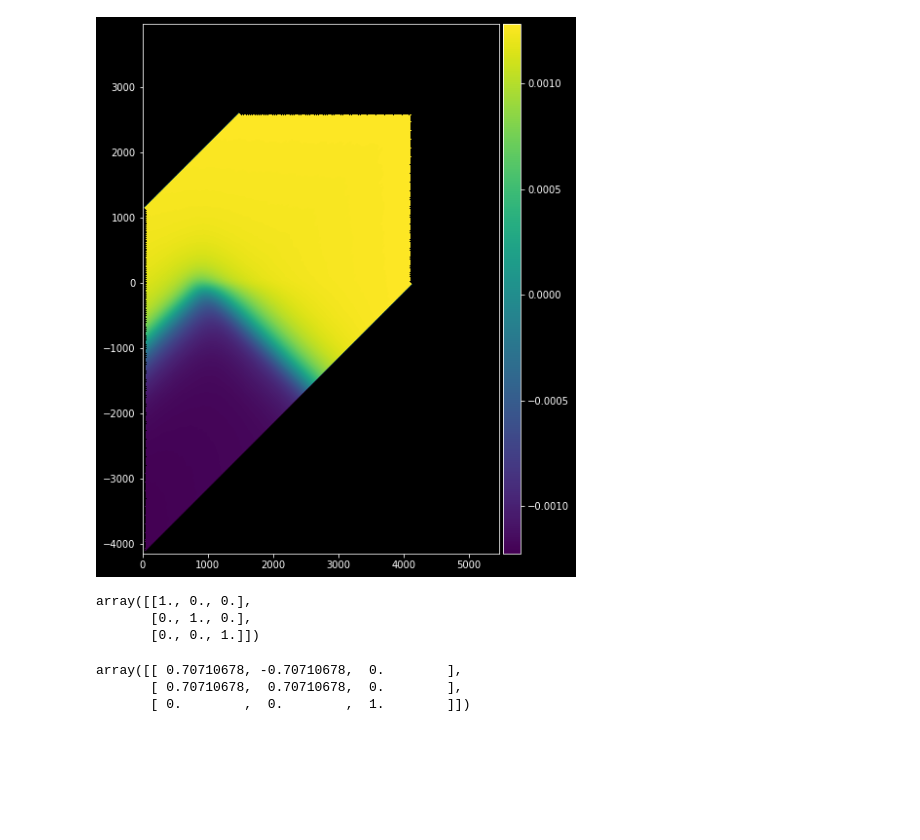
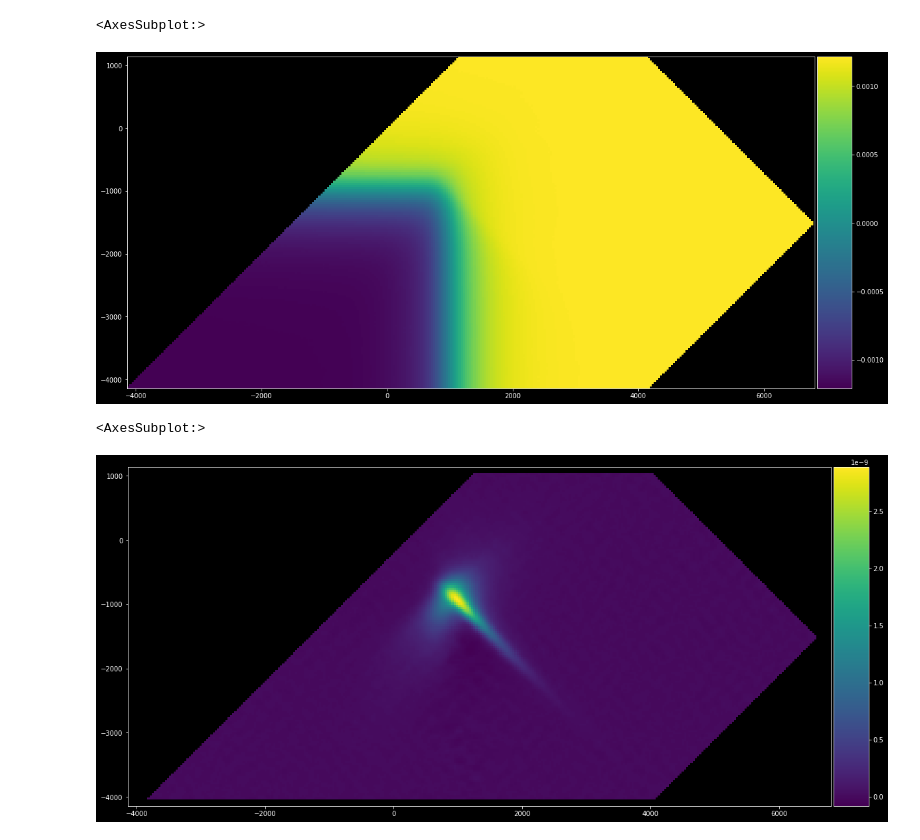
Before and after one commit to peytondmurray/pyforc, a Jupyter notebook: notebooks/plotting.ipynb, the cells around one changed output. Drawn from its saved outputs; the diff is of its cells as text; code cells hidden in the pictures; blank space fills up the shorter version.

Commit message:
Added FORC distribution calculation. Improved docstrings.

```diff
--- a/notebooks/plotting.ipynb
+++ b/notebooks/plotting.ipynb
@@ -14,6 +14,9 @@ f = pfc.forc.Forc(
         pipeline=[
             pfc.ops.correct_drift,
             pfc.ops.interpolate,
-        ]
+            pfc.ops.correct_slope,
+            pfc.ops.compute_forc_distribution,
+        ],
+        h_sat=3500,
     )
 )
@@ -31,18 +23,10 @@ ax = pfc.plot.imshow(f, coords='hhr', mask=True)
-# %%
-ax = pfc.plot.imshow(f, coords='hchb', mask=True)
-# %% [output]
-[figure, removed]
-# %%
-t = transforms.Affine2D()
-t.get_matrix()
-# %% [output]
-array([[1., 0., 0.],
-       [0., 1., 0.],
-       [0., 0., 1.]])
-# %%
-t.rotate(np.pi/4)
-t.get_matrix()
-# %% [output]
-array([[ 0.70710678, -0.70710678,  0.        ],
-       [ 0.70710678,  0.70710678,  0.        ],
-       [ 0.        ,  0.        ,  1.        ]])
+# %%
+pfc.plot.imshow(f, 'm')
+# %% [output]
+<AxesSubplot:>
+[figure, added]
+# %%
+pfc.plot.imshow(f, 'rho')
+# %% [output]
+<AxesSubplot:>
+[figure, added]
```
Also changed, not shown: parts of 4 cells of this notebook, 3 other files.
